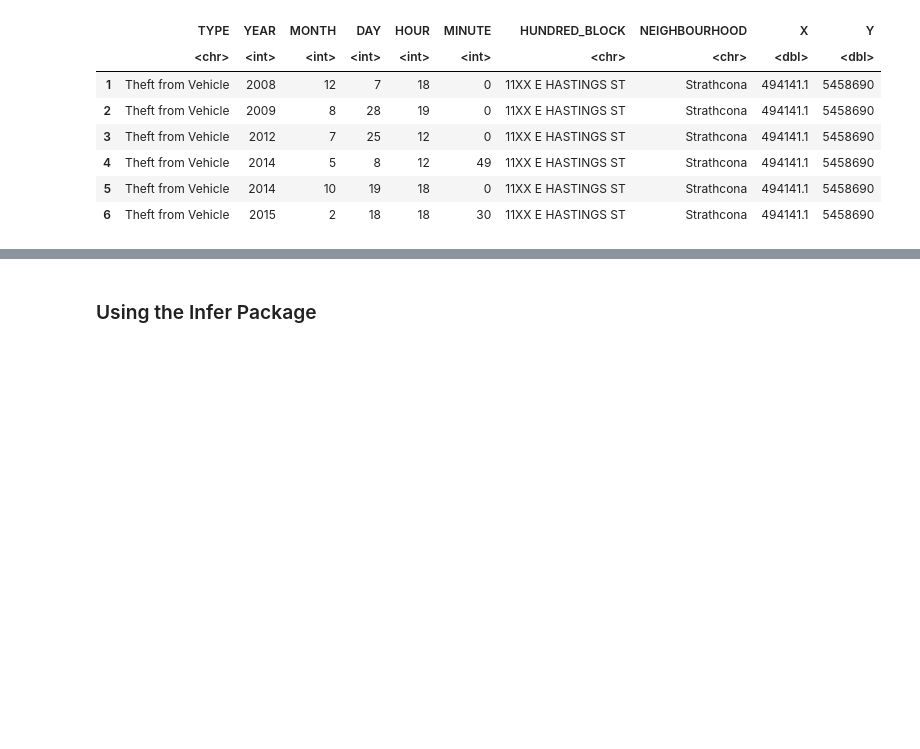
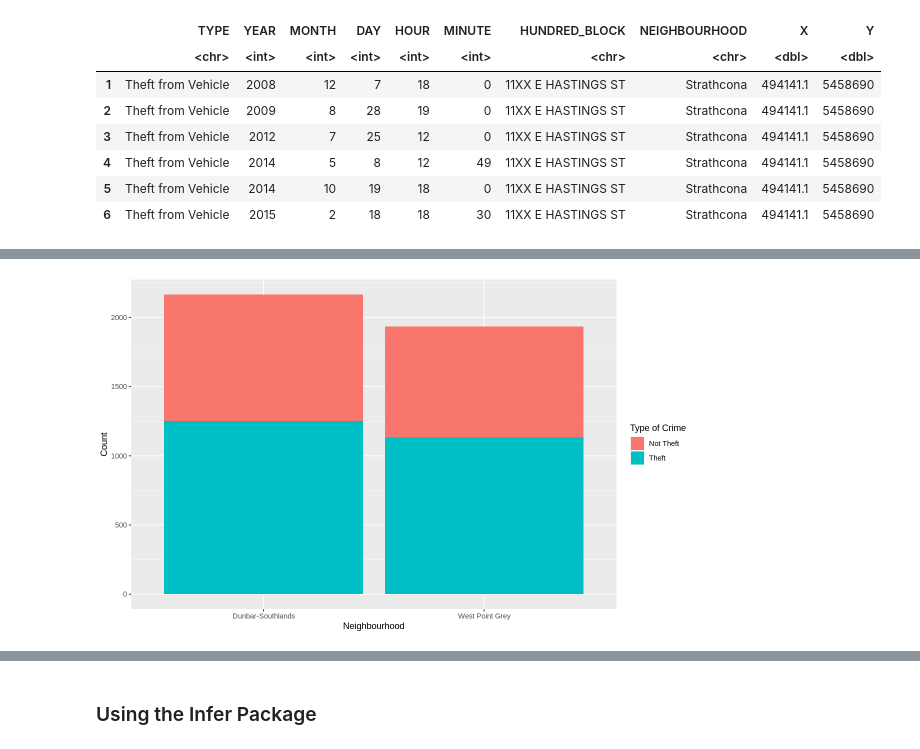
Before and after one commit to fankayii/STAT201_34, a Jupyter notebook: Final Project.ipynb, the cells around one changed output, grey strips where cells are left out. Saved outputs shown, nothing was run; the diff lists cells and outputs as text; code cells hidden in the pictures; blank space fills up the shorter version.

```diff
--- a/Final Project.ipynb
+++ b/Final Project.ipynb
@@ -162,0 +161,7 @@ Let's visualize the crime count and proportion.
+# %%
+ggplot(crime_transform, aes(x = neighbourhood, fill = type)) +
+    geom_bar() +
+    labs(x = "Neighbourhood", y = "Count", fill = "Type of Crime") +
+    scale_fill_discrete(labels = c('Not Theft', 'Theft'))
+# %% [output]
+[figure, added]
```
Also changed, not shown: parts of 65 cells of this notebook.
